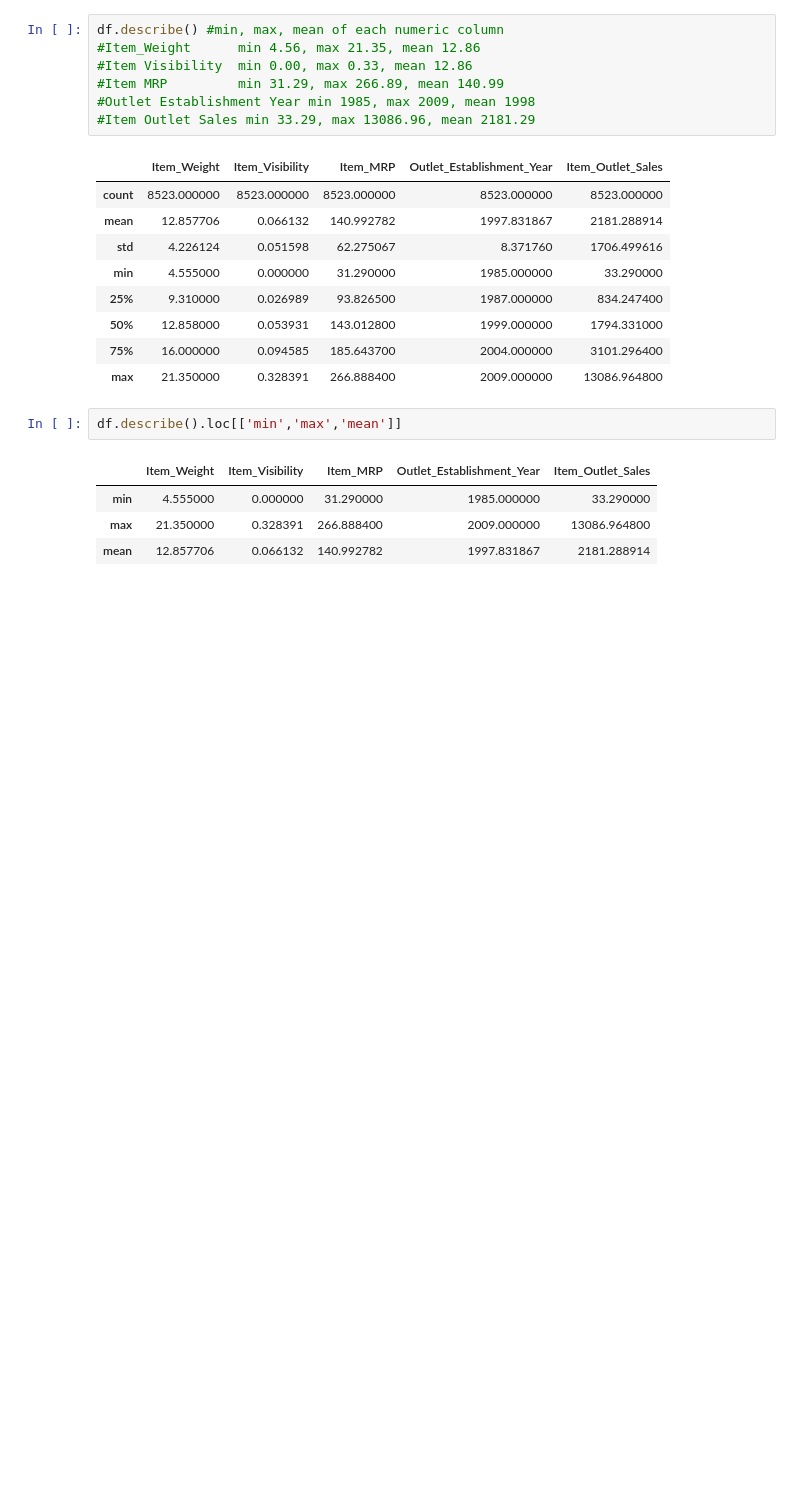
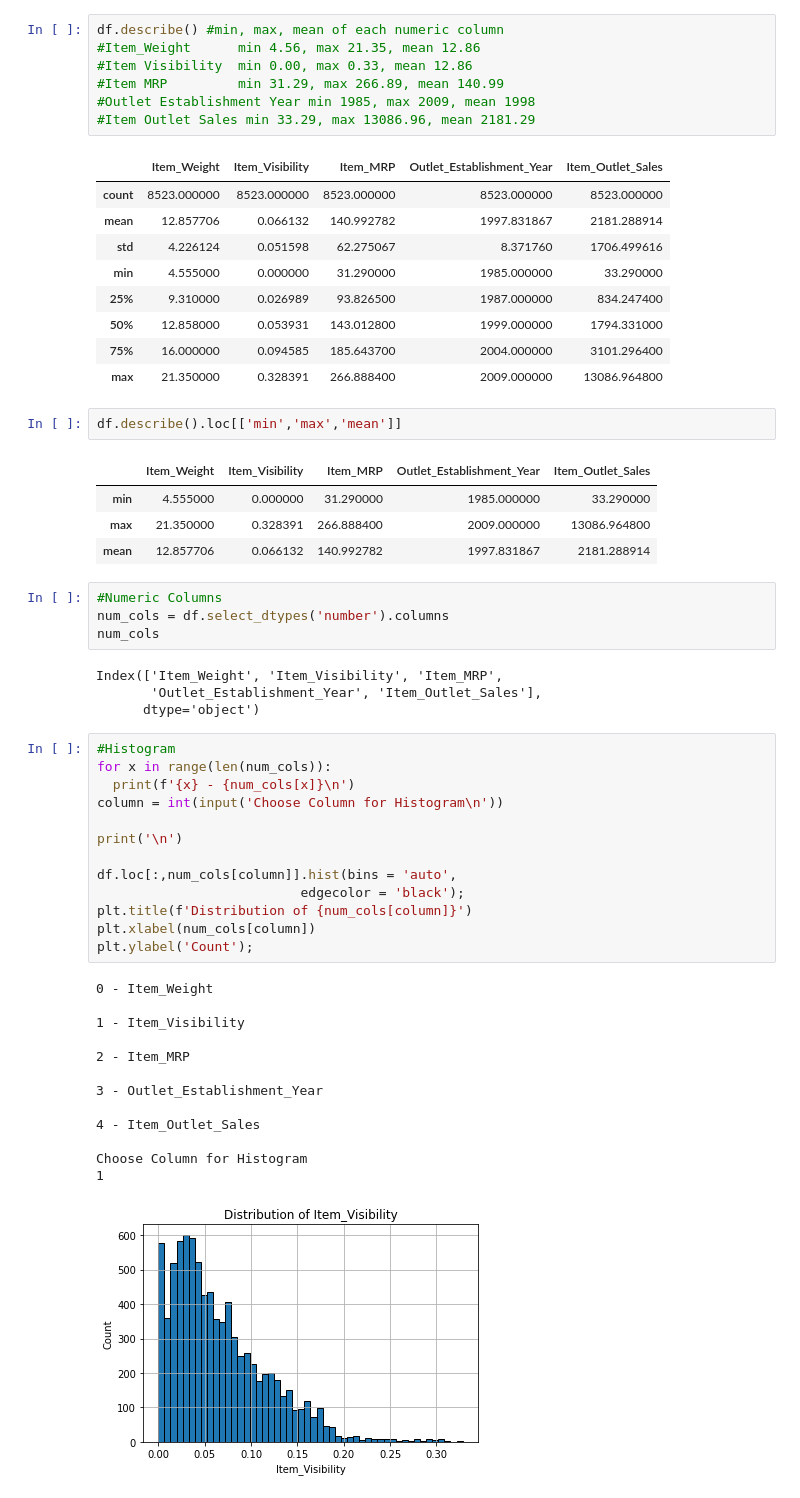
Before and after one commit to mikemenj/sales-predictions, a Jupyter notebook: Sales_Predicitons.ipynb, the cells around one changed output. Cells and saved outputs as stored; diff of their text form; blank space fills up the shorter version.

```diff
--- a/Sales_Predicitons.ipynb
+++ b/Sales_Predicitons.ipynb
@@ -193,3 +199,38 @@ df.describe().loc[['min','max','mean']]
 | min | 4.555000 | 0.000000 | 31.290000 | 1985.000000 | 33.290000 |
 | max | 21.350000 | 0.328391 | 266.888400 | 2009.000000 | 13086.964800 |
 | mean | 12.857706 | 0.066132 | 140.992782 | 1997.831867 | 2181.288914 |
+# %%
+#Numeric Columns
+num_cols = df.select_dtypes('number').columns
+num_cols
+# %% [output]
+Index(['Item_Weight', 'Item_Visibility', 'Item_MRP',
+       'Outlet_Establishment_Year', 'Item_Outlet_Sales'],
+      dtype='object')
+# %%
+#Histogram
+for x in range(len(num_cols)):
+  print(f'{x} - {num_cols[x]}\n')
+column = int(input('Choose Column for Histogram\n'))
+
+print('\n')
+
+df.loc[:,num_cols[column]].hist(bins = 'auto',
+                          edgecolor = 'black');
+plt.title(f'Distribution of {num_cols[column]}')
+plt.xlabel(num_cols[column])
+plt.ylabel('Count');
+# %% [output]
+0 - Item_Weight
+
+1 - Item_Visibility
+
+2 - Item_MRP
+
+3 - Outlet_Establishment_Year
+
+4 - Item_Outlet_Sales
+
+Choose Column for Histogram
+1
+[figure, added]
```
Also changed, not shown: parts of 5 cells of this notebook.
